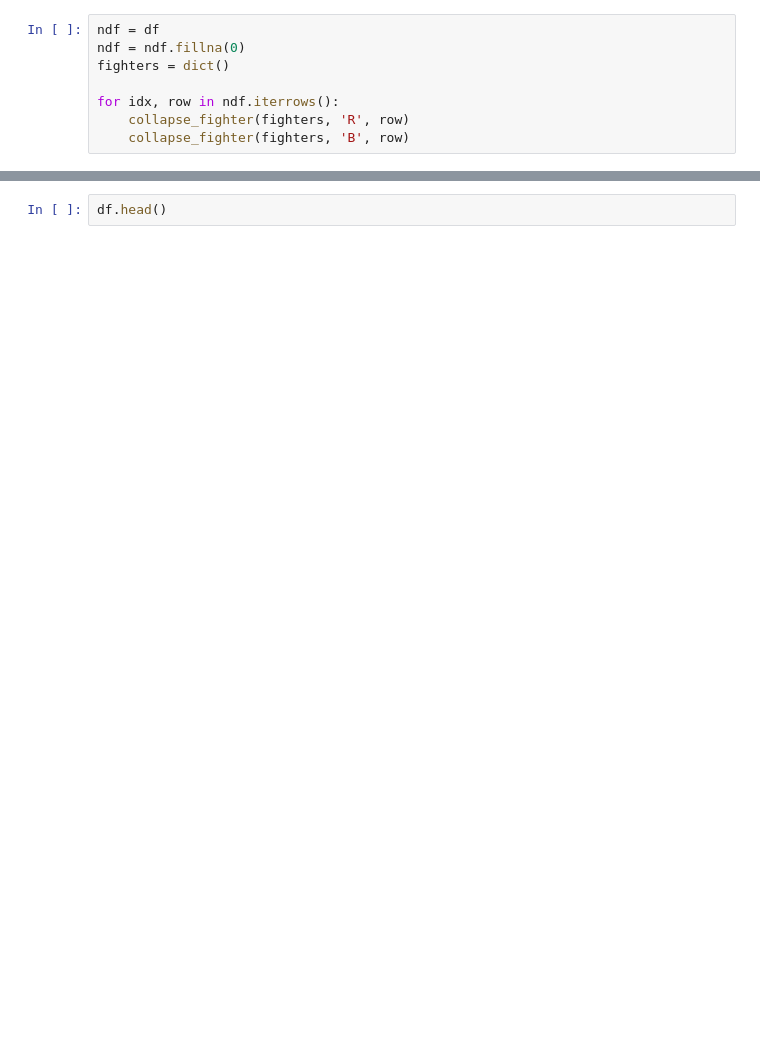
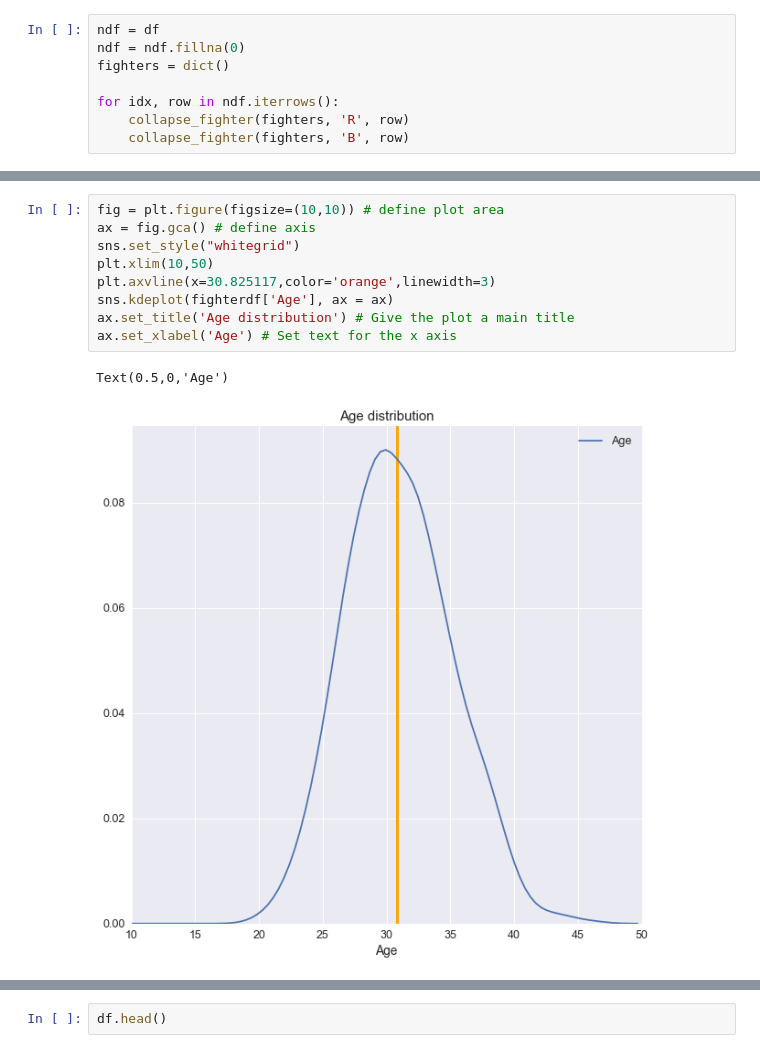
Before and after one commit to DevThep/MMA-Data-Analysis, a Jupyter notebook: MMA-Data-Analysis.ipynb, the cells around one changed output, grey strips where cells are left out. Cells and saved outputs as stored; diff of their text form; blank space fills up the shorter version.

```diff
--- a/MMA-Data-Analysis.ipynb
+++ b/MMA-Data-Analysis.ipynb
@@ -140,0 +170,12 @@ Index(['wins', 'count_', 'Streak', '_Strikes_Significant Strikes_Landed',
+# %%
+fig = plt.figure(figsize=(10,10)) # define plot area
+ax = fig.gca() # define axis
+sns.set_style("whitegrid")
+plt.xlim(10,50)
+plt.axvline(x=30.825117,color='orange',linewidth=3)
+sns.kdeplot(fighterdf['Age'], ax = ax)
+ax.set_title('Age distribution') # Give the plot a main title
+ax.set_xlabel('Age') # Set text for the x axis
+# %% [output]
+Text(0.5,0,'Age')
+[figure, added]
```
Also changed, not shown: parts of 18 cells of this notebook.
